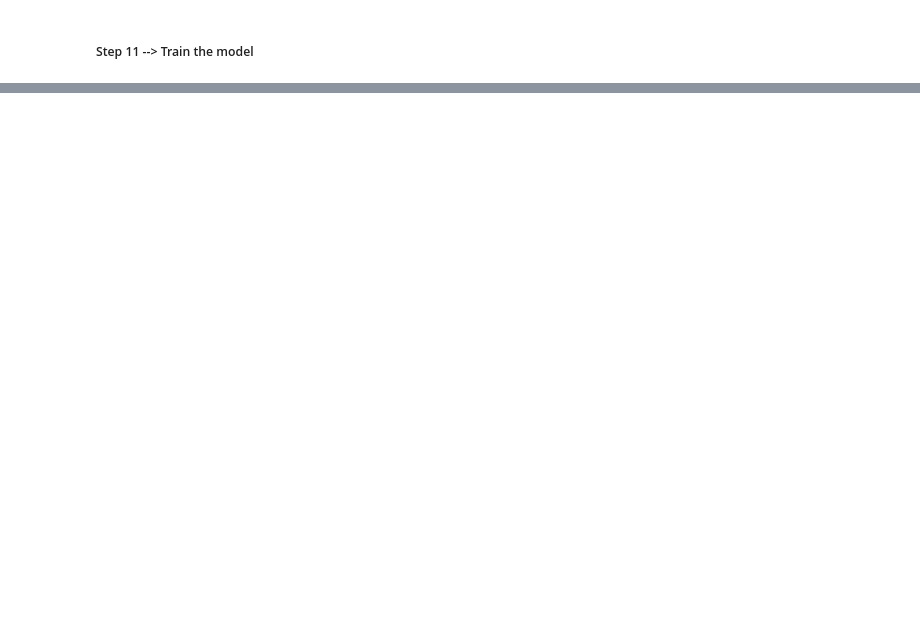
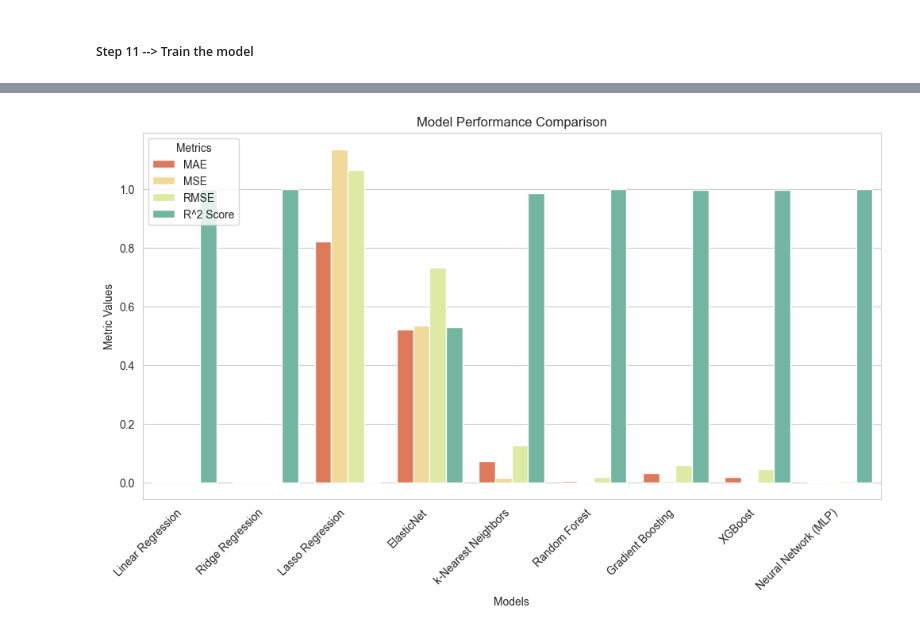
Before and after one commit to AswiniSivaraman/project_powerpulse, a Jupyter notebook: Data_Preprocessing.ipynb, the cells around one changed output, grey strips where cells are left out. Saved outputs shown, nothing was run; the diff lists cells and outputs as text; code cells hidden in the pictures; blank space fills up the shorter version.

```diff
--- a/Data_Preprocessing.ipynb
+++ b/Data_Preprocessing.ipynb
@@ -821,9 +821,12 @@ results_df
 # %%
+result_df_long = results_df.melt(id_vars="Model", var_name="Metric", value_name="Value")
 plt.figure(figsize=(12, 6))
-sns.barplot(x="Model", y="Value", hue="Metric", data=results_df, palette="coolwarm")
+sns.barplot(x="Model", y="Value", hue="Metric", data=result_df_long, palette="Spectral")
 plt.xticks(rotation=45, ha="right")
 plt.xlabel("Models")
 plt.ylabel("Metric Values")
 plt.title("Model Performance Comparison")
 plt.legend(title="Metrics")
 plt.show()
+# %% [output]
+[figure, added]
```
Also changed, not shown: parts of 5 cells of this notebook.
